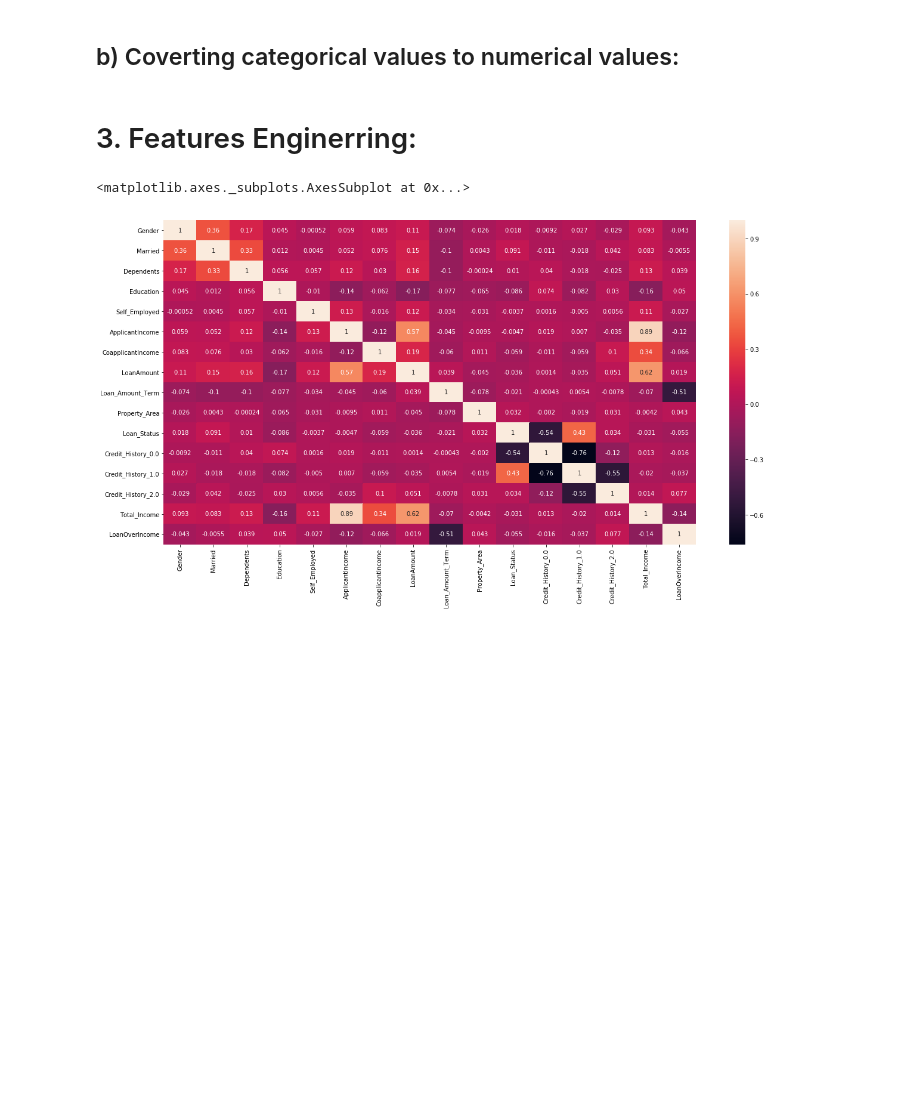
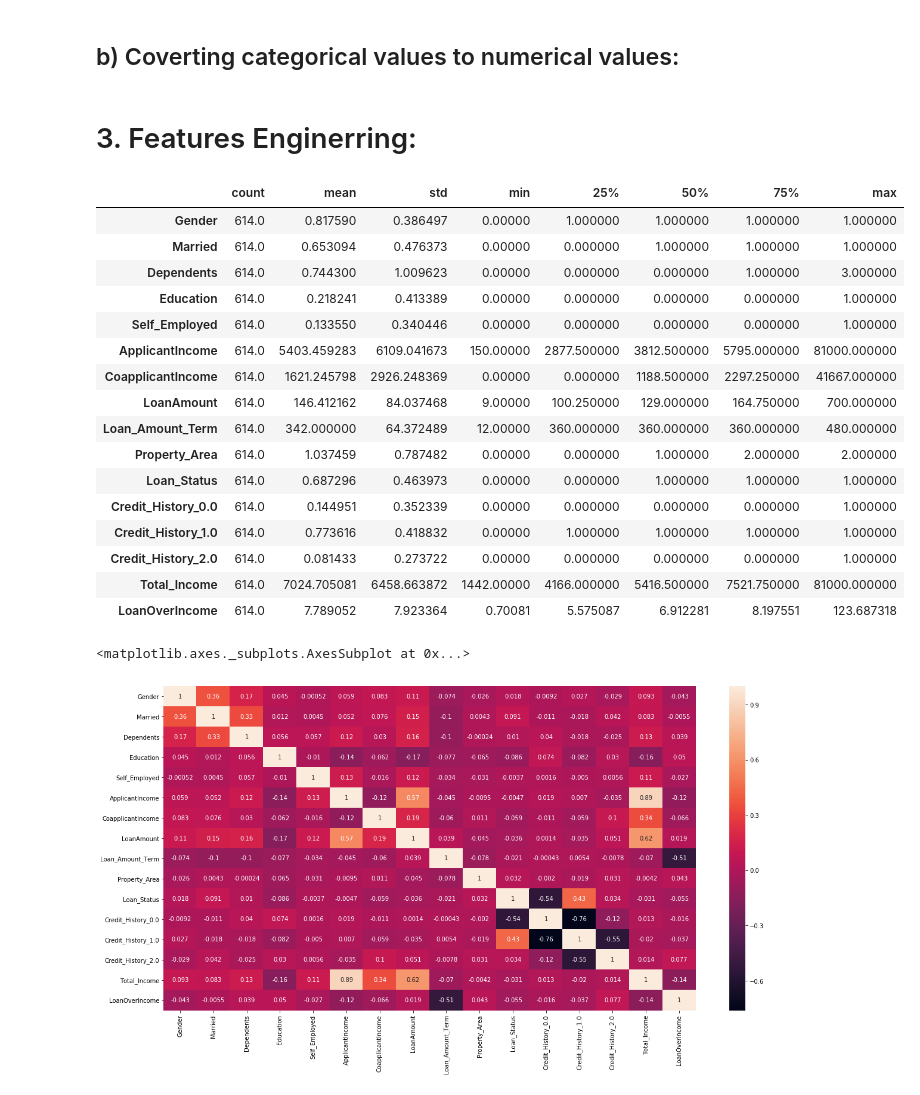
Before and after one commit to pbthuan27498/Demoday_Loan, a Jupyter notebook: Project_Final.ipynb, the cells around one changed output. Drawn from its saved outputs; the diff is of its cells as text; code cells hidden in the pictures; blank space fills up the shorter version.

```diff
--- a/Project_Final.ipynb
+++ b/Project_Final.ipynb
@@ -202,6 +202,26 @@ data = pd.get_dummies(data, columns=['Credit_History'])
 # back in the same measure.
 data['Total_Income'] = data['ApplicantIncome']+data['CoapplicantIncome']
 data['LoanOverIncome'] = (((data['LoanAmount']*1000)/data['Loan_Amount_Term'])/data['Total_Income'])*100
+# %%
+data.describe().T
+# %% [output]
+|  | count | mean | std | min | 25% | 50% | 75% | max |
+| Gender | 614.0 | 0.817590 | 0.386497 | 0.00000 | 1.000000 | 1.000000 | 1.000000 | 1.000000 |
+| Married | 614.0 | 0.653094 | 0.476373 | 0.00000 | 0.000000 | 1.000000 | 1.000000 | 1.000000 |
+| Dependents | 614.0 | 0.744300 | 1.009623 | 0.00000 | 0.000000 | 0.000000 | 1.000000 | 3.000000 |
+| Education | 614.0 | 0.218241 | 0.413389 | 0.00000 | 0.000000 | 0.000000 | 0.000000 | 1.000000 |
+| Self_Employed | 614.0 | 0.133550 | 0.340446 | 0.00000 | 0.000000 | 0.000000 | 0.000000 | 1.000000 |
+| ApplicantIncome | 614.0 | 5403.459283 | 6109.041673 | 150.00000 | 2877.500000 | 3812.500000 | 5795.000000 | 81000.000000 |
+| CoapplicantIncome | 614.0 | 1621.245798 | 2926.248369 | 0.00000 | 0.000000 | 1188.500000 | 2297.250000 | 41667.000000 |
+| LoanAmount | 614.0 | 146.412162 | 84.037468 | 9.00000 | 100.250000 | 129.000000 | 164.750000 | 700.000000 |
+| Loan_Amount_Term | 614.0 | 342.000000 | 64.372489 | 12.00000 | 360.000000 | 360.000000 | 360.000000 | 480.000000 |
+| Property_Area | 614.0 | 1.037459 | 0.787482 | 0.00000 | 0.000000 | 1.000000 | 2.000000 | 2.000000 |
+| Loan_Status | 614.0 | 0.687296 | 0.463973 | 0.00000 | 0.000000 | 1.000000 | 1.000000 | 1.000000 |
+| Credit_History_0.0 | 614.0 | 0.144951 | 0.352339 | 0.00000 | 0.000000 | 0.000000 | 0.000000 | 1.000000 |
+| Credit_History_1.0 | 614.0 | 0.773616 | 0.418832 | 0.00000 | 1.000000 | 1.000000 | 1.000000 | 1.000000 |
+| Credit_History_2.0 | 614.0 | 0.081433 | 0.273722 | 0.00000 | 0.000000 | 0.000000 | 0.000000 | 1.000000 |
+| Total_Income | 614.0 | 7024.705081 | 6458.663872 | 1442.00000 | 4166.000000 | 5416.500000 | 7521.750000 | 81000.000000 |
+| LoanOverIncome | 614.0 | 7.789052 | 7.923364 | 0.70081 | 5.575087 | 6.912281 | 8.197551 | 123.687318 |
 # %%
 plt.figure(figsize=[20,10])
 sns.heatmap(data = data.corr(),annot = True)
```
Also changed, not shown: parts of 2 cells of this notebook.
